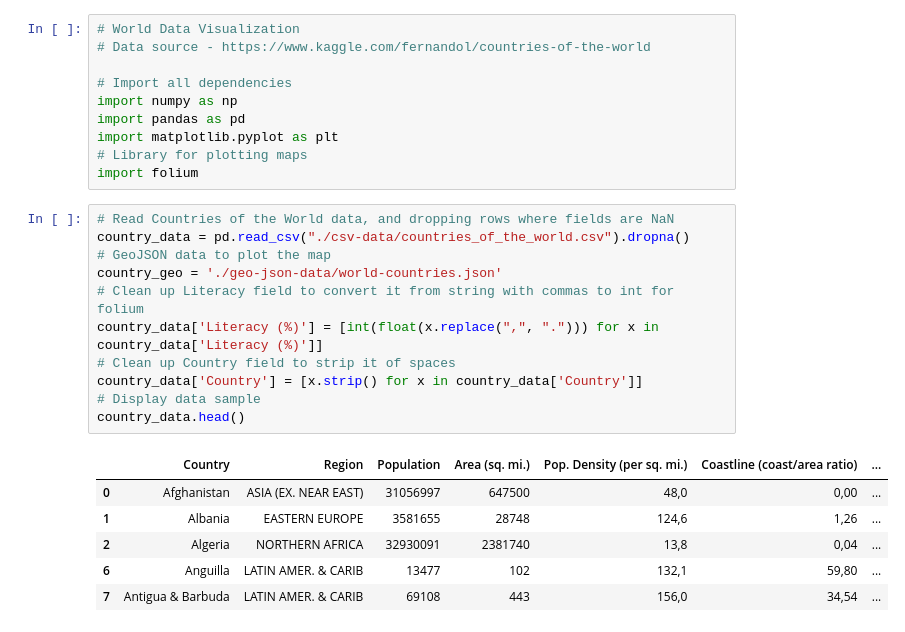
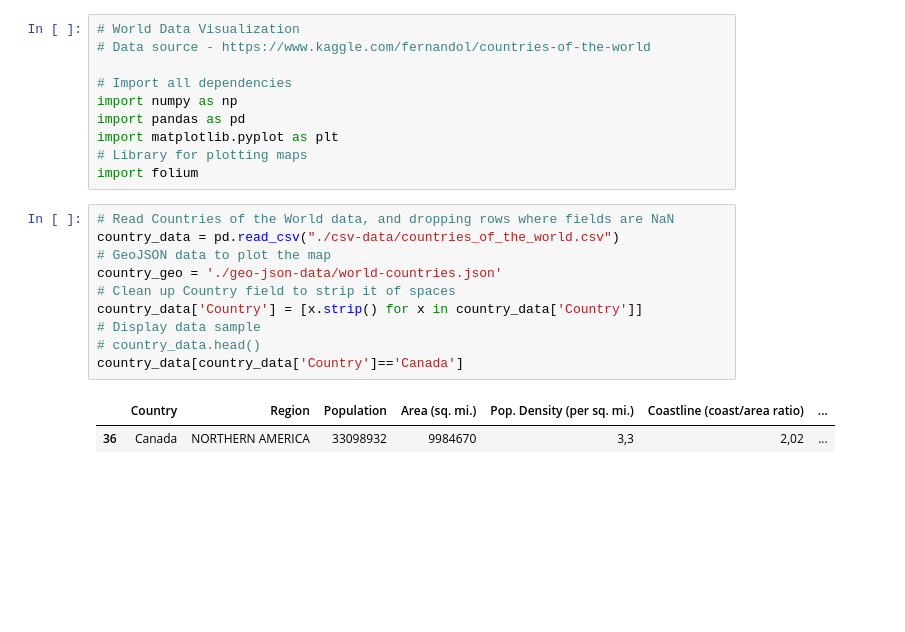
Before and after one commit to pranaymethuku/world-data-viz, a Jupyter notebook: World Data Visualization.ipynb, the cells around one changed output. Saved outputs shown, nothing was run; the diff lists cells and outputs as text; blank space fills up the shorter version.

Commit message:
Clean data a bit more, addphones data

```diff
--- a/World Data Visualization.ipynb
+++ b/World Data Visualization.ipynb
@@ -10,20 +10,15 @@ import matplotlib.pyplot as plt
 import folium
 # %%
 # Read Countries of the World data, and dropping rows where fields are NaN
-country_data = pd.read_csv("./csv-data/countries_of_the_world.csv").dropna()
+country_data = pd.read_csv("./csv-data/countries_of_the_world.csv")
 # GeoJSON data to plot the map
 country_geo = './geo-json-data/world-countries.json'
-# Clean up Literacy field to convert it from string with commas to int for folium
-country_data['Literacy (%)'] = [int(float(x.replace(",", "."))) for x in country_data['Literacy (%)']]
 # Clean up Country field to strip it of spaces
 country_data['Country'] = [x.strip() for x in country_data['Country']]
 # Display data sample
-country_data.head()
+# country_data.head()
+country_data[country_data['Country']=='Canada']
 # %% [output]
 |  | Country | Region | Population | Area (sq. mi.) | Pop. Density (per sq. mi.) | Coastline (coast/area ratio) | ... |
-| 0 | Afghanistan | ASIA (EX. NEAR EAST) | 31056997 | 647500 | 48,0 | 0,00 | ... |
-| 1 | Albania | EASTERN EUROPE | 3581655 | 28748 | 124,6 | 1,26 | ... |
-| 2 | Algeria | NORTHERN AFRICA | 32930091 | 2381740 | 13,8 | 0,04 | ... |
-| 6 | Anguilla | LATIN AMER. & CARIB | 13477 | 102 | 132,1 | 59,80 | ... |
-| 7 | Antigua & Barbuda | LATIN AMER. & CARIB | 69108 | 443 | 156,0 | 34,54 | ... |
+| 36 | Canada | NORTHERN AMERICA | 33098932 | 9984670 | 3,3 | 2,02 | ... |
 # %%
```
Also changed, not shown: parts of 2 cells of this notebook.
